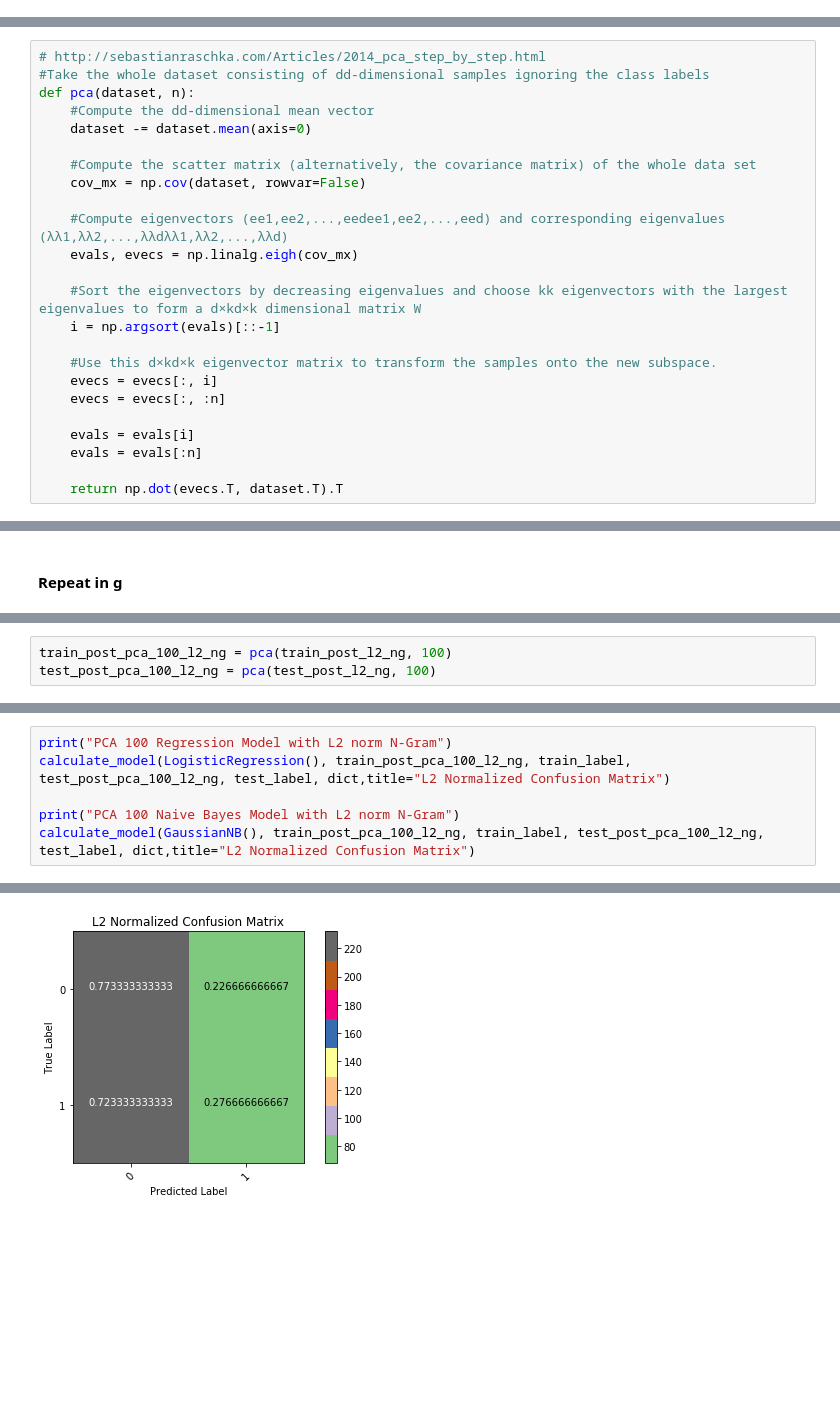
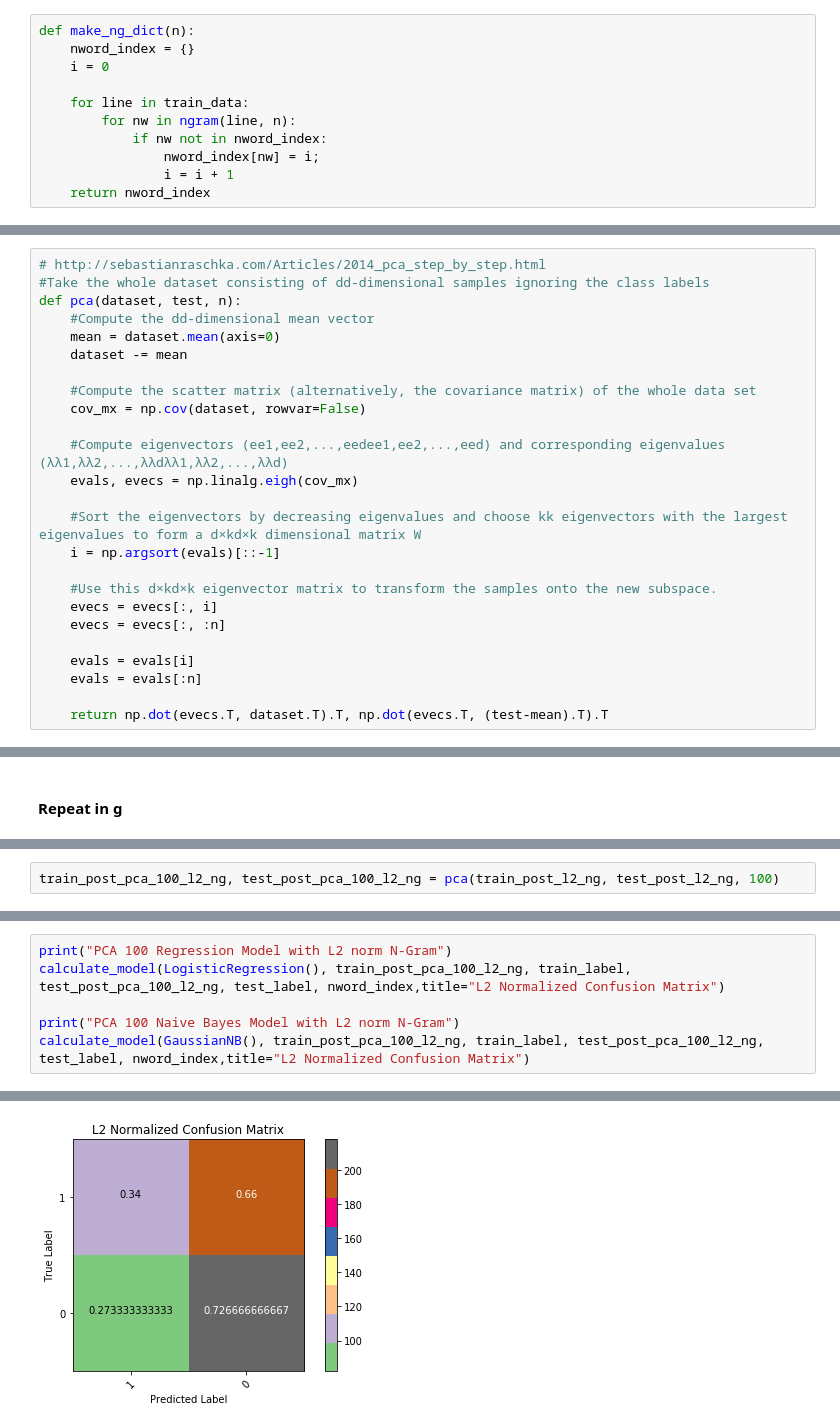
Before and after one commit to anle1991/CS5785---Applied-Machine-Learning, a Jupyter notebook: assg3/Q1.ipynb, the cells around one changed output, grey strips where cells are left out. Cells and saved outputs as stored; diff of their text form; blank space fills up the shorter version.

```diff
--- a/assg3/Q1.ipynb
+++ b/assg3/Q1.ipynb
@@ -325,3 +314,14 @@ def make_ng_dict(n):
+# %%
+def make_ng_dict(n):
+    nword_index = {}
+    i = 0
+
+    for line in train_data:
+        for nw in ngram(line, n):
+            if nw not in nword_index:
+                nword_index[nw] = i;
+                i = i + 1
+    return nword_index
 # %%
 nword_index = make_ng_dict(2)
 # %% [markdown]
@@ -425,9 +425,10 @@ Accuracy: 0.635
 # %%
 # http://sebastianraschka.com/Articles/2014_pca_step_by_step.html
 #Take the whole dataset consisting of dd-dimensional samples ignoring the class labels
-def pca(dataset, n):
+def pca(dataset, test, n):
     #Compute the dd-dimensional mean vector
-    dataset -= dataset.mean(axis=0)
+    mean = dataset.mean(axis=0)
+    dataset -= mean
 
     #Compute the scatter matrix (alternatively, the covariance matrix) of the whole data set
     cov_mx = np.cov(dataset, rowvar=False)
@@ -445,6 +446,6 @@ def pca(dataset, n):
     evals = evals[i]
     evals = evals[:n]
 
-    return np.dot(evecs.T, dataset.T).T
+    return np.dot(evecs.T, dataset.T).T, np.dot(evecs.T, (test-mean).T).T
 # %% [markdown]
 #### Use data in e
@@ -551,5 +547,4 @@ test_post_pca_50_l2_ng = pca(test_post_l2_ng, 50)
 # %%
-train_post_pca_100_l2_ng = pca(train_post_l2_ng, 100)
-test_post_pca_100_l2_ng = pca(test_post_l2_ng, 100)
+train_post_pca_100_l2_ng, test_post_pca_100_l2_ng = pca(train_post_l2_ng, test_post_l2_ng, 100)
 # %%
 print("PCA 10 Regression Model with L2 norm N-Gram")
@@ -607,8 +602,8 @@ Accuracy: 0.5433333333333333
 # %%
 print("PCA 100 Regression Model with L2 norm N-Gram")
-calculate_model(LogisticRegression(), train_post_pca_100_l2_ng, train_label, test_post_pca_100_l2_ng, test_label, dict,title="L2 Normalized Confusion Matrix")
+calculate_model(LogisticRegression(), train_post_pca_100_l2_ng, train_label, test_post_pca_100_l2_ng, test_label, nword_index,title="L2 Normalized Confusion Matrix")
 
 print("PCA 100 Naive Bayes Model with L2 norm N-Gram")
-calculate_model(GaussianNB(), train_post_pca_100_l2_ng, train_label, test_post_pca_100_l2_ng, test_label, dict,title="L2 Normalized Confusion Matrix")
+calculate_model(GaussianNB(), train_post_pca_100_l2_ng, train_label, test_post_pca_100_l2_ng, test_label, nword_index,title="L2 Normalized Confusion Matrix")
 # %% [output]
 PCA 100 Regression Model with L2 norm N-Gram
@@ -616 +611 @@ Accuracy: 0.525
-[figure, old version]
+[figure, new version]
```
Also changed, not shown: parts of 19 cells of this notebook.
